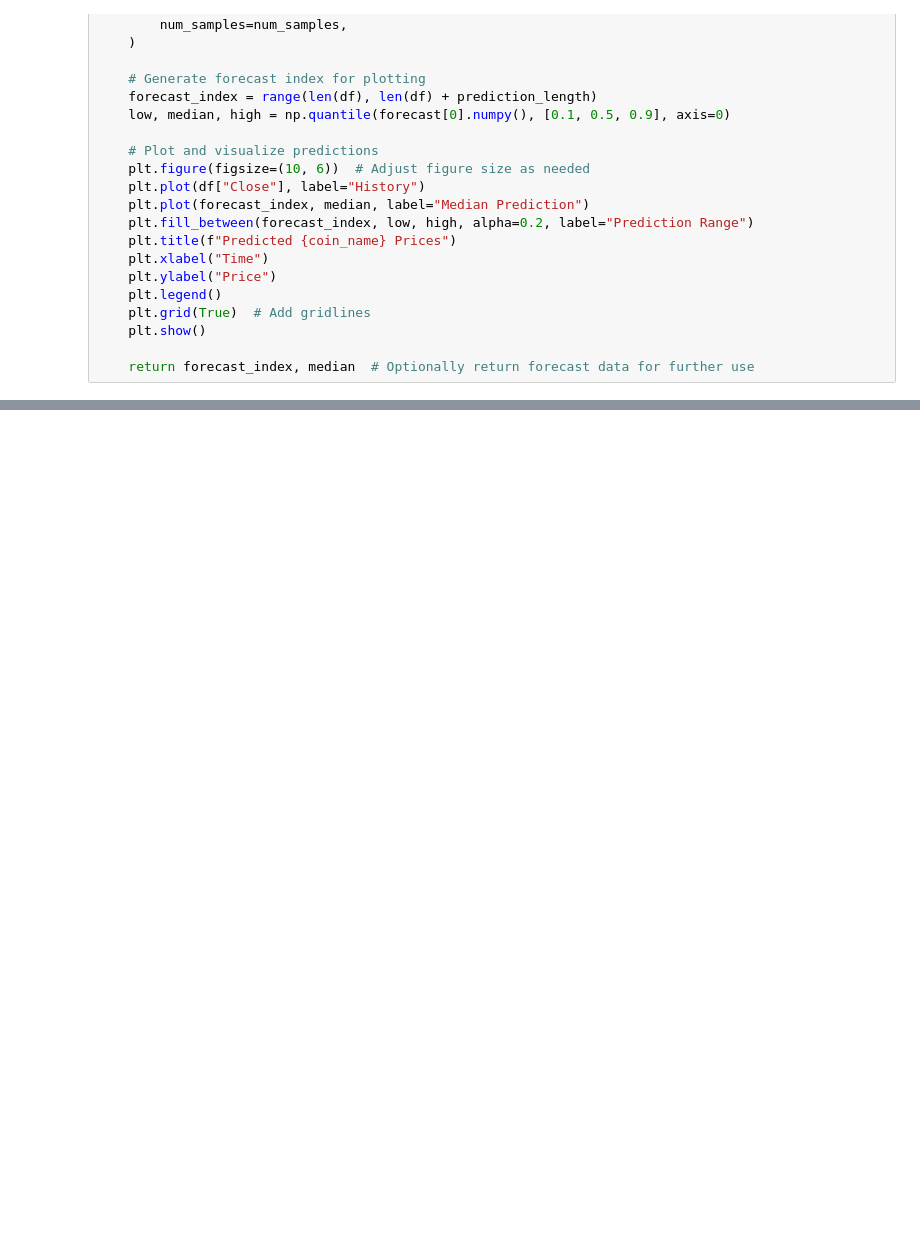
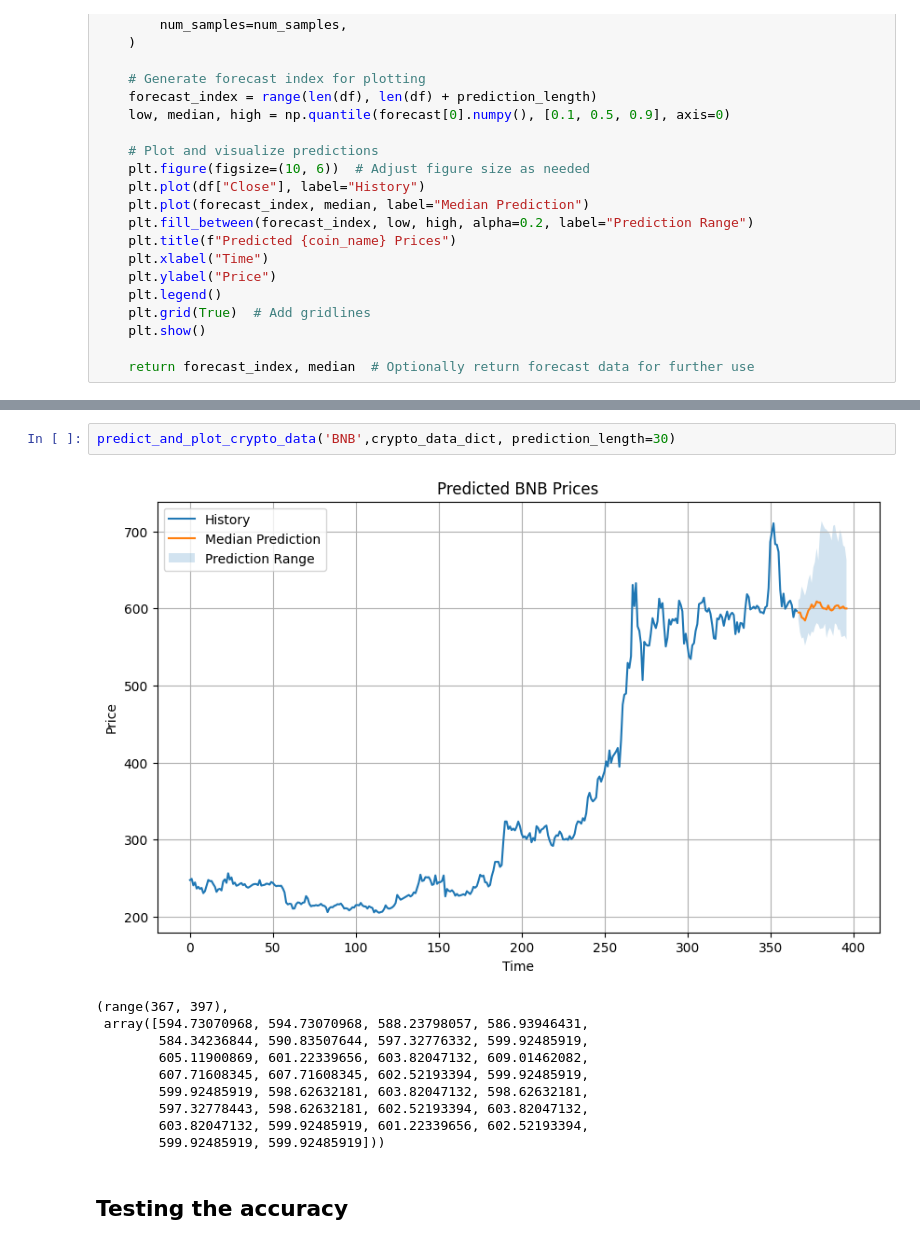
Before and after one commit to 10-academy-w-9/crypto-trading-backtesting, a Jupyter notebook: notebooks/Chronos.ipynb, the cells around one changed output, grey strips where cells are left out. Cells and saved outputs as stored; diff of their text form; blank space fills up the shorter version.

```diff
--- a/notebooks/Chronos.ipynb
+++ b/notebooks/Chronos.ipynb
@@ -301,0 +289,15 @@ predict_and_plot_crypto_data('BTC',crypto_data_dict, prediction_length=30)
+# %%
+predict_and_plot_crypto_data('BNB',crypto_data_dict, prediction_length=30)
+# %% [output]
+[figure, added]
+(range(367, 397),
+ array([594.73070968, 594.73070968, 588.23798057, 586.93946431,
+        584.34236844, 590.83507644, 597.32776332, 599.92485919,
+        605.11900869, 601.22339656, 603.82047132, 609.01462082,
+        607.71608345, 607.71608345, 602.52193394, 599.92485919,
+        599.92485919, 598.62632181, 603.82047132, 598.62632181,
+        597.32778443, 598.62632181, 602.52193394, 603.82047132,
+        603.82047132, 599.92485919, 601.22339656, 602.52193394,
+        599.92485919, 599.92485919]))
+# %% [markdown]
+## Testing the accuracy
```
Also changed, not shown: parts of 15 cells of this notebook.
